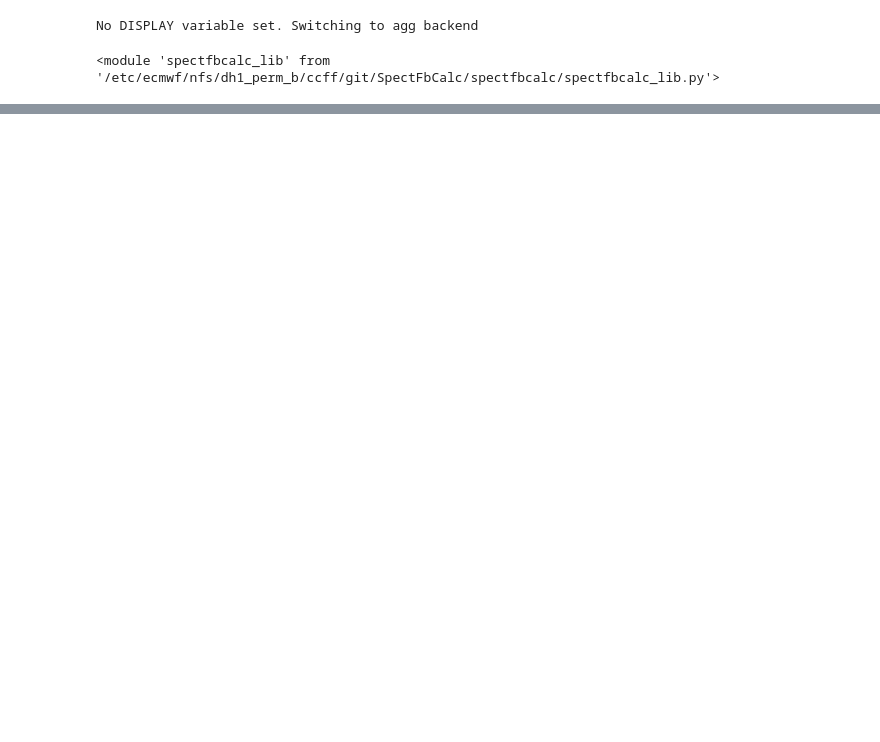
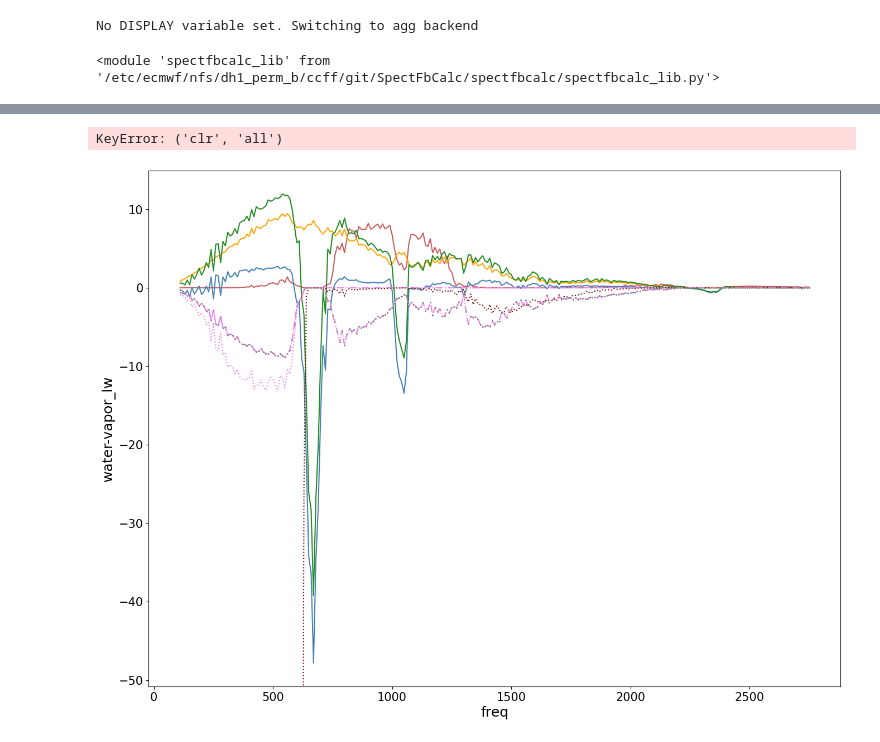
Before and after one commit to maalbanese/SpectFbCalc, a Jupyter notebook: spectfbcalc/test_kernel_spectral.ipynb, the cells around one changed output, grey strips where cells are left out. Saved outputs shown, nothing was run; the diff lists cells and outputs as text; code cells hidden in the pictures; blank space fills up the shorter version.

```diff
--- a/spectfbcalc/test_kernel_spectral.ipynb
+++ b/spectfbcalc/test_kernel_spectral.ipynb
@@ -1723,0 +224,23 @@ UnboundLocalError: cannot access local variable 'ds_clim' where it is not associ
+# %%
+tip = 'clr'
+
+plt.figure(figsize = (16,12))
+for cos, col in zip(fb_list, colors + ['violet']):
+    if 'water' in cos:
+        anoms_lin[(tip, cos)].isel(time = slice(0, 120)).mean('time').plot(color = col, ls = ':', label = 'wv lin')
+        anoms_log[(tip, cos)].isel(time = slice(0, 120)).mean('time').plot(color = col, ls = '-.', label = 'wv log')
+        yli = plt.gca().get_ylim()
+        (100*(anoms_log[(tip, cos)].isel(time = slice(0, 120)).mean('time'))).plot(color = 'maroon', ls = ':', label = 'wv log 2')
+        plt.gca().set_ylim(yli)
+        anoms_old[(tip, cos)].isel(time = slice(0, 120)).mean('time').plot(color = 'violet', label = 'wv hybrid', ls = '--')
+        anoms_hybrid[(tip, cos)].isel(time = slice(0, 120)).mean('time').plot.scatter(color = 'grey', marker = 'o', s = 1, zorder = 10)
+    else:
+        anoms_old[(tip, cos)].isel(time = slice(0, 120)).mean('time').plot(color = col, label = cos)
+
+anoms_old[('clr', 'all')].isel(time = slice(0, 120)).mean('time').plot(color = 'black', label = 'all')
+plt.ylabel('dR (W/m2/cm-1)')
+
+plt.legend()
+# %% [output]
+KeyError: ('clr', 'all')
+[figure, added]
```
Also changed, not shown: parts of 158 cells of this notebook, 1 other file.
